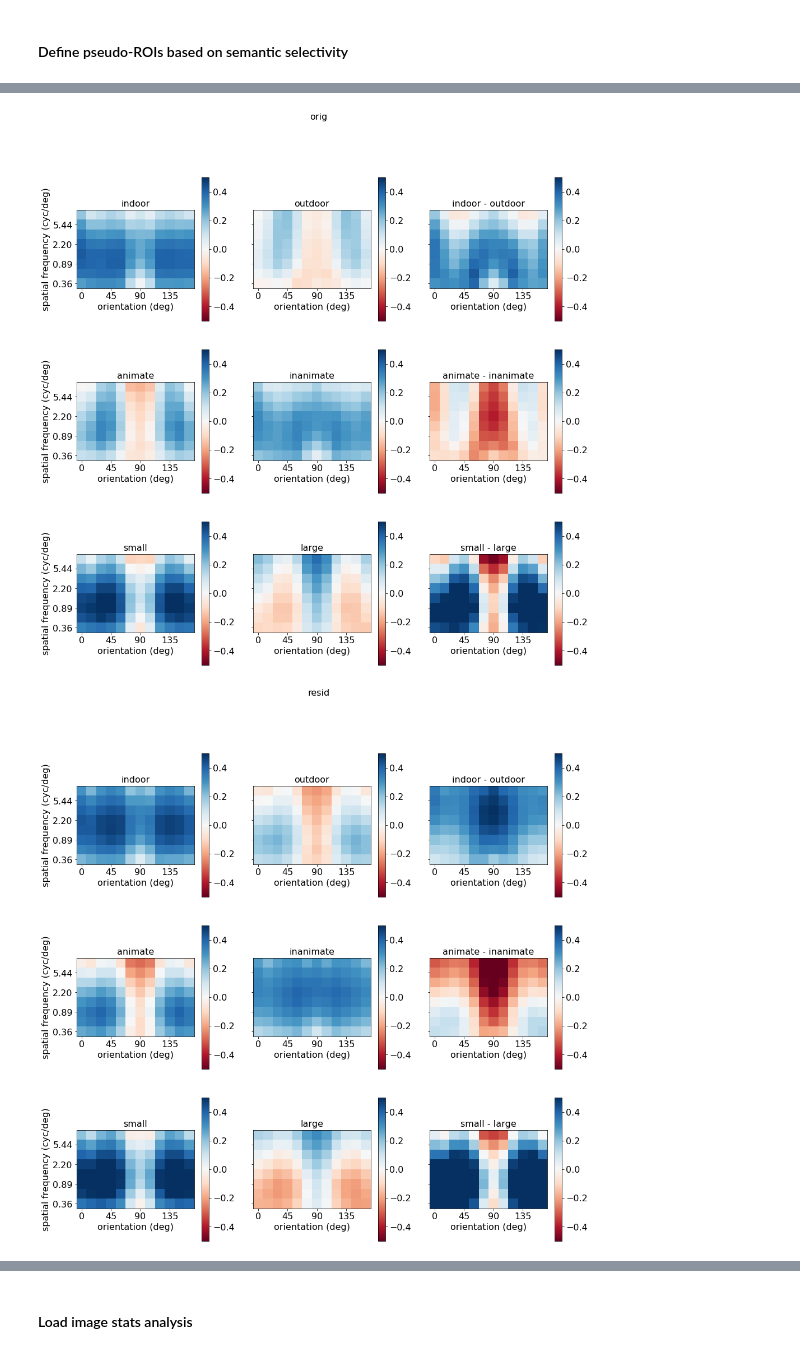
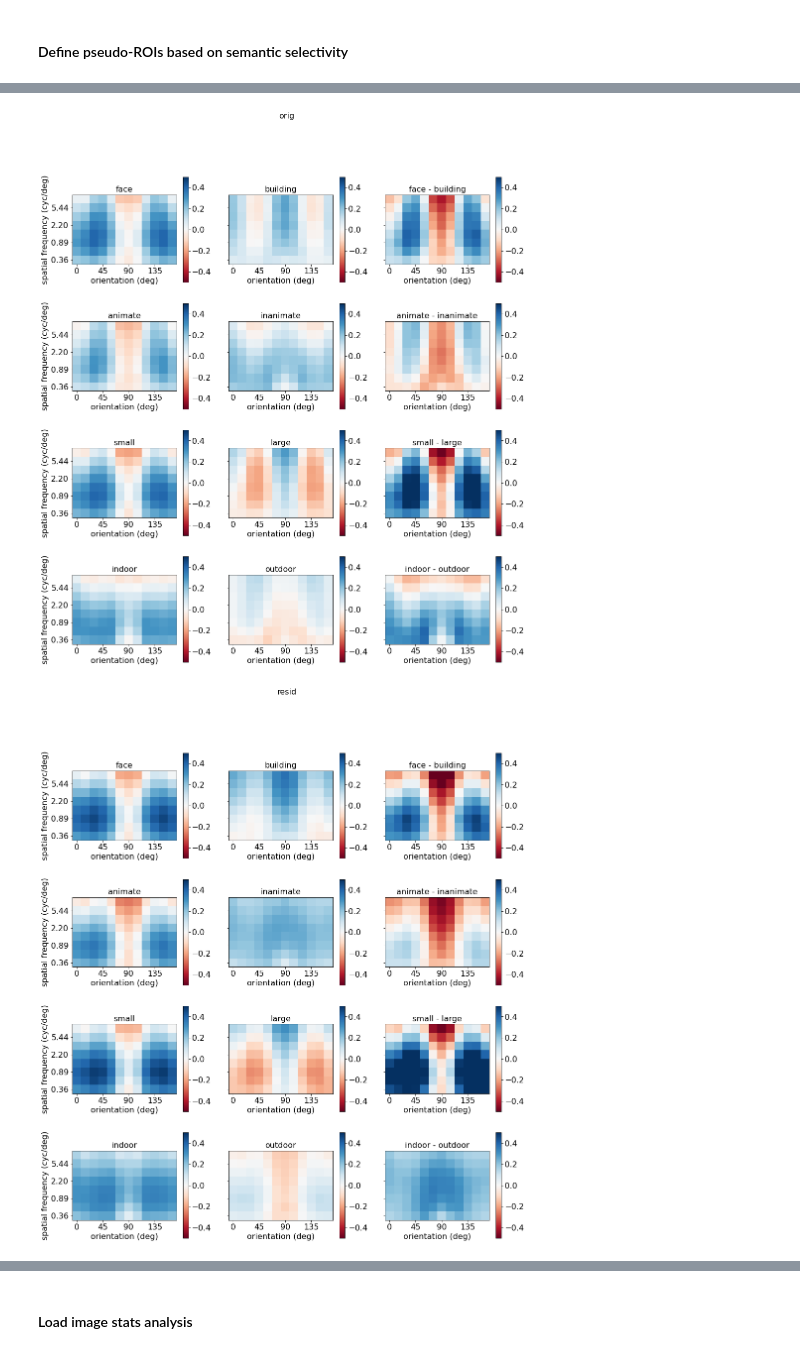
Before and after one commit to mmhenderson/image_stats_gabor, a Jupyter notebook: plot_feature_selectivity/plot_gabor_tuning_semanticgroups.ipynb, the cells around one changed output, grey strips where cells are left out. Cells and saved outputs as stored; diff of their text form; code cells hidden in the pictures.

```diff
--- a/plot_feature_selectivity/plot_gabor_tuning_semanticgroups.ipynb
+++ b/plot_feature_selectivity/plot_gabor_tuning_semanticgroups.ipynb
@@ -182,0 +207,10 @@ for si, ss in enumerate(subjects):
+# %%
+# going to exclude early visual areas from the pseudo-ROIs so that they are only higher vis cortex
+roi_def = roi_utils.multi_subject_roi_def(subjects, remove_ret_overlap=True, \
+                                          remove_categ_overlap=True)
+roi_names =roi_def.roi_names
+n_rois = len(roi_names)
+print(roi_names[0:4])
+
+early_visual_mask = np.any(np.array([roi_def.get_indices(ii) for ii in range(4)]), axis=0)
+np.shape(early_visual_mask)
@@ -184,11 +221,16 @@ for si, ss in enumerate(subjects):
 avg_resp_profiles_orig = np.zeros((n_subjects, n_sem_groups, n_ori, n_sf))
 avg_resp_profiles_resid = np.zeros((n_subjects, n_sem_groups, n_ori, n_sf))
 
-for si in range(n_subjects):
-    for ri in range(n_sem_groups):
-        inds_this_roi = (np.concatenate([sem_groups[si][:,ri] \
-                                for si in range(n_subjects)], axis=0)==1)
-        inds_this_roi = inds_this_roi & abv_thresh & (subject_inds==si)
+for ri in range(n_sem_groups):
 
-        avg_resp_profiles_orig[si,ri,:,:] = np.mean(allcorr_reshaped1[inds_this_roi,:,:], axis=0)
-        avg_resp_profiles_resid[si,ri,:,:] = np.mean(allcorr_reshaped2[inds_this_roi,:,:], axis=0)
+    sem_group_inds = (np.concatenate([sem_groups[si][:,ri] for si in range(n_subjects)], axis=0)==1) &\
+                    abv_thresh \
+                    &(~early_visual_mask)
+    print(np.sum(sem_group_inds))
+
+    for si in range(n_subjects):
+
+        inds_use = sem_group_inds & (subject_inds==si)
+
+        avg_resp_profiles_orig[si,ri,:,:] = np.mean(allcorr_reshaped1[inds_use,:,:], axis=0)
+        avg_resp_profiles_resid[si,ri,:,:] = np.mean(allcorr_reshaped2[inds_use,:,:], axis=0)
@@ -278,7 +251,7 @@ plt.rcParams['pdf.fonttype']=42
 
 for rname, respvals in zip(['orig','resid'], [avg_resp_profiles_orig, avg_resp_profiles_resid]):
 
-    plt.figure(figsize=(16,16))
+    plt.figure(figsize=(16,18))
     # npy = int(np.ceil(np.sqrt(n_sem_groups)))
     # npx = int(np.ceil((n_sem_groups)/npy))
 
@@ -286,14 +259,17 @@ for rname, respvals in zip(['orig','resid'], [avg_resp_profiles_orig, avg_resp_p
 
     clims = [-0.5, 0.5]
 
-    pairs = [[0,1],[2,3],[4,5]]
+    # pairs = [[0,1],[2,3],[4,5],[6,7],[8,9]]
+    pairs = [[0,2],[4,5],[6,7],[8,9]]
 
     for pair in pairs:
 
         for xx in [0,1,2]:
 
             pi+=1
-            plt.subplot(3,3,pi)
+            plt.subplot(4,3,pi)
+
+            # print(pair[xx])
 
             if xx<2:
                 vals = np.mean(respvals[:,pair[xx],:,:], axis=0)
@@ -302,32 +278,32 @@ for rname, respvals in zip(['orig','resid'], [avg_resp_profiles_orig, avg_resp_p
                 vals = np.mean(respvals[:,pair[0],:,:] - respvals[:,pair[1],:,:], axis=0)
                 name = '%s - %s'%(sem_group_names[pair[0]], sem_group_names[pair[1]])
 
             plt.pcolormesh(vals.T,  vmin=clims[0], vmax=clims[1], cmap=cm.RdBu)
 
             plt.xticks(np.arange(0,12,3)+0.5, np.arange(0,180,45))
             sf_ticks = sf_unique[[0,2,4,6]].round(2)
             if xx==0:
                 plt.yticks(np.array([0,2,4,6])+0.5, ['%.2f'%sf for sf in sf_ticks])
                 plt.ylabel('spatial frequency (cyc/deg)')
             else:
                 plt.yticks(np.array([0,2,4,6])+0.5,[])
             plt.axis('square')
             plt.xlim([0,12])
             plt.ylim([0,8])
             # plt.axis('off')
             plt.colorbar()
 
             plt.xlabel('orientation (deg)')
             # else:
             #     plt.yticks(np.array([0,2,4,6])+0.5, [])
 
             plt.title(name)
 
     plt.suptitle(rname)
 # plt.suptitle('sensitivity profile, averaged within ROIs\n%s'%summary_plots.get_substr(out_orig))
 
 # fn2save = os.path.join(default_paths.fig_path, 'Orient_sensitivity_allareas.pdf')
 # plt.savefig(fn2save)
 # %% [output]
-[figure, old version]
+[figure, new version]
-[figure, old version]
+[figure, new version]
```
Also changed, not shown: parts of 8 cells of this notebook, 5 other files.
